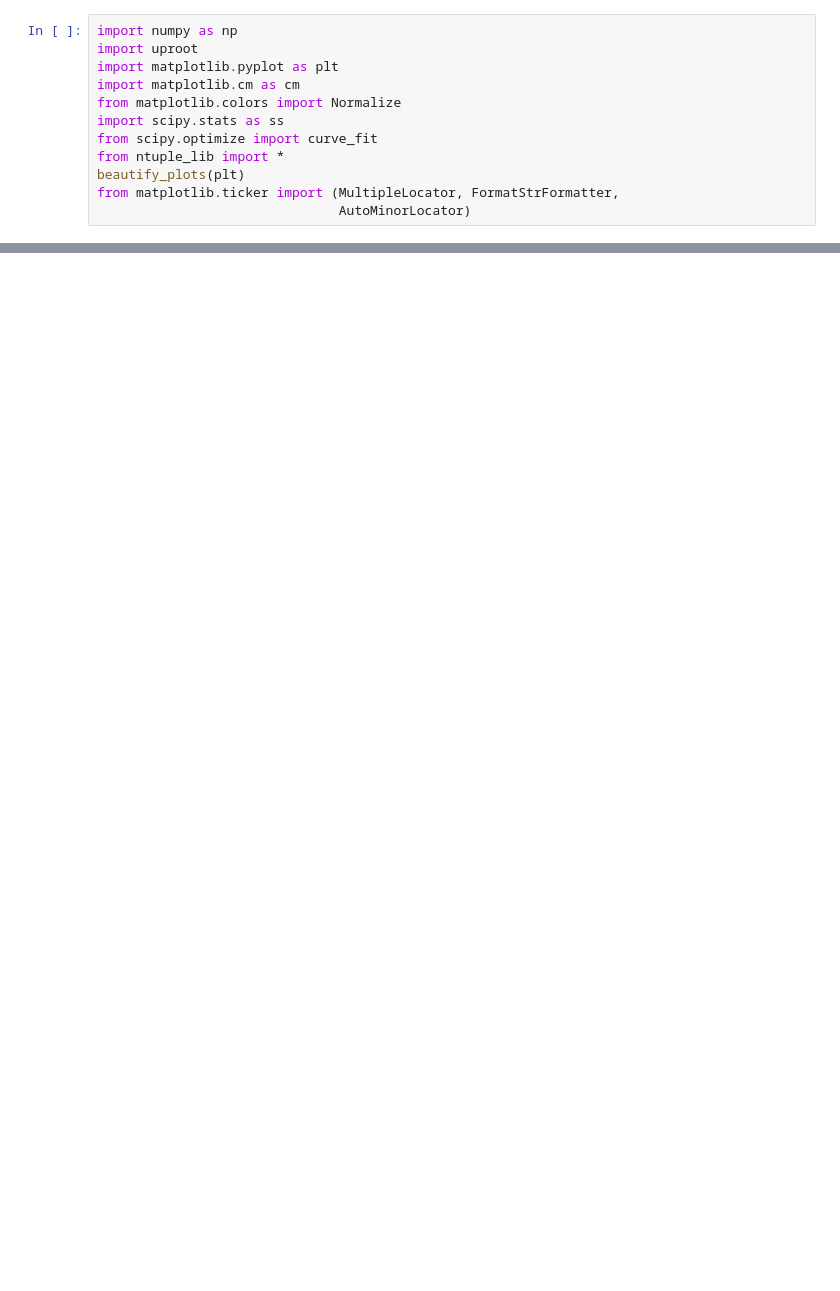
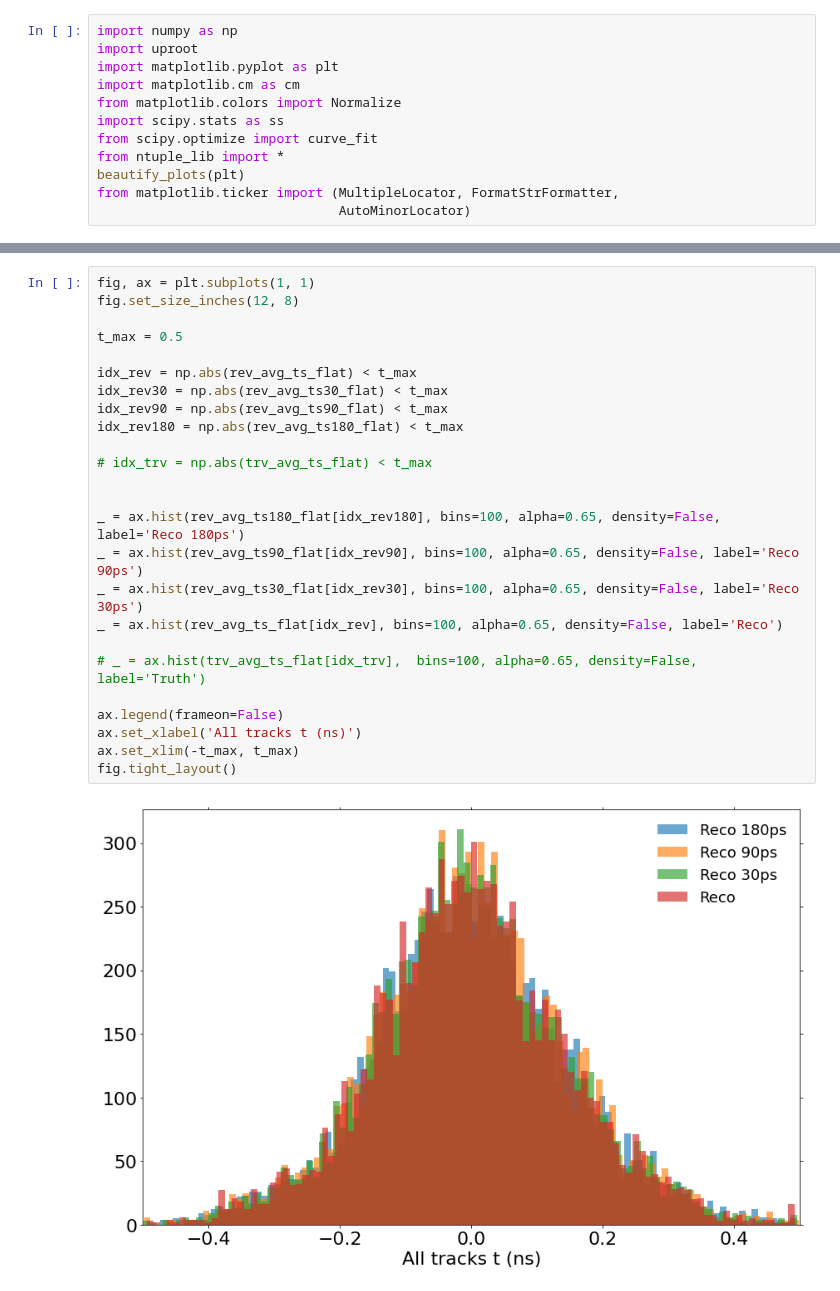
Before and after one commit to ttlindkvist/4DTracking, a Jupyter notebook: timing.ipynb, the cells around one changed output, grey strips where cells are left out. Cells and saved outputs as stored; diff of their text form; blank space fills up the shorter version.

```diff
--- a/timing.ipynb
+++ b/timing.ipynb
@@ -36,0 +253,27 @@ for file in files:
+# %%
+fig, ax = plt.subplots(1, 1)
+fig.set_size_inches(12, 8)
+
+t_max = 0.5
+
+idx_rev = np.abs(rev_avg_ts_flat) < t_max
+idx_rev30 = np.abs(rev_avg_ts30_flat) < t_max
+idx_rev90 = np.abs(rev_avg_ts90_flat) < t_max
+idx_rev180 = np.abs(rev_avg_ts180_flat) < t_max
+
+# idx_trv = np.abs(trv_avg_ts_flat) < t_max
+
+
+_ = ax.hist(rev_avg_ts180_flat[idx_rev180], bins=100, alpha=0.65, density=False, label='Reco 180ps')
+_ = ax.hist(rev_avg_ts90_flat[idx_rev90], bins=100, alpha=0.65, density=False, label='Reco 90ps')
+_ = ax.hist(rev_avg_ts30_flat[idx_rev30], bins=100, alpha=0.65, density=False, label='Reco 30ps')
+_ = ax.hist(rev_avg_ts_flat[idx_rev], bins=100, alpha=0.65, density=False, label='Reco')
+
+# _ = ax.hist(trv_avg_ts_flat[idx_trv],  bins=100, alpha=0.65, density=False, label='Truth')
+
+ax.legend(frameon=False)
+ax.set_xlabel('All tracks t (ns)')
+ax.set_xlim(-t_max, t_max)
+fig.tight_layout()
+# %% [output]
+[figure, added]
```
Also changed, not shown: parts of 13 cells of this notebook, 1 other file.
